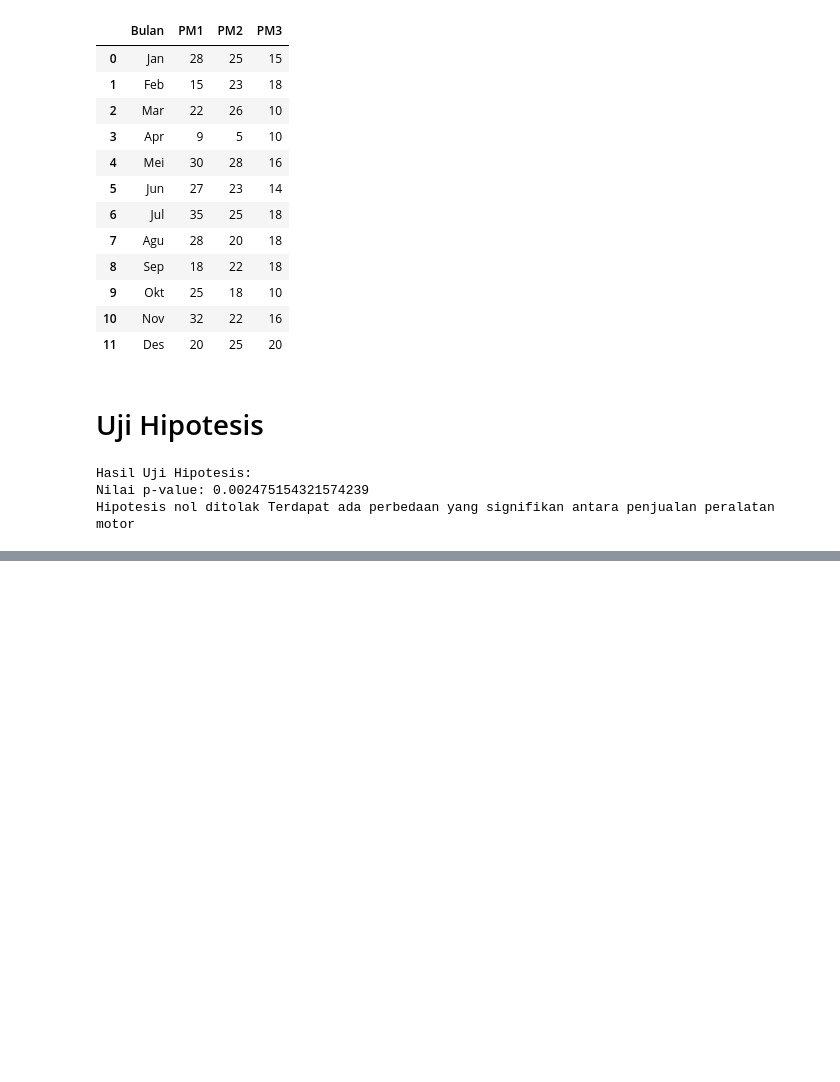
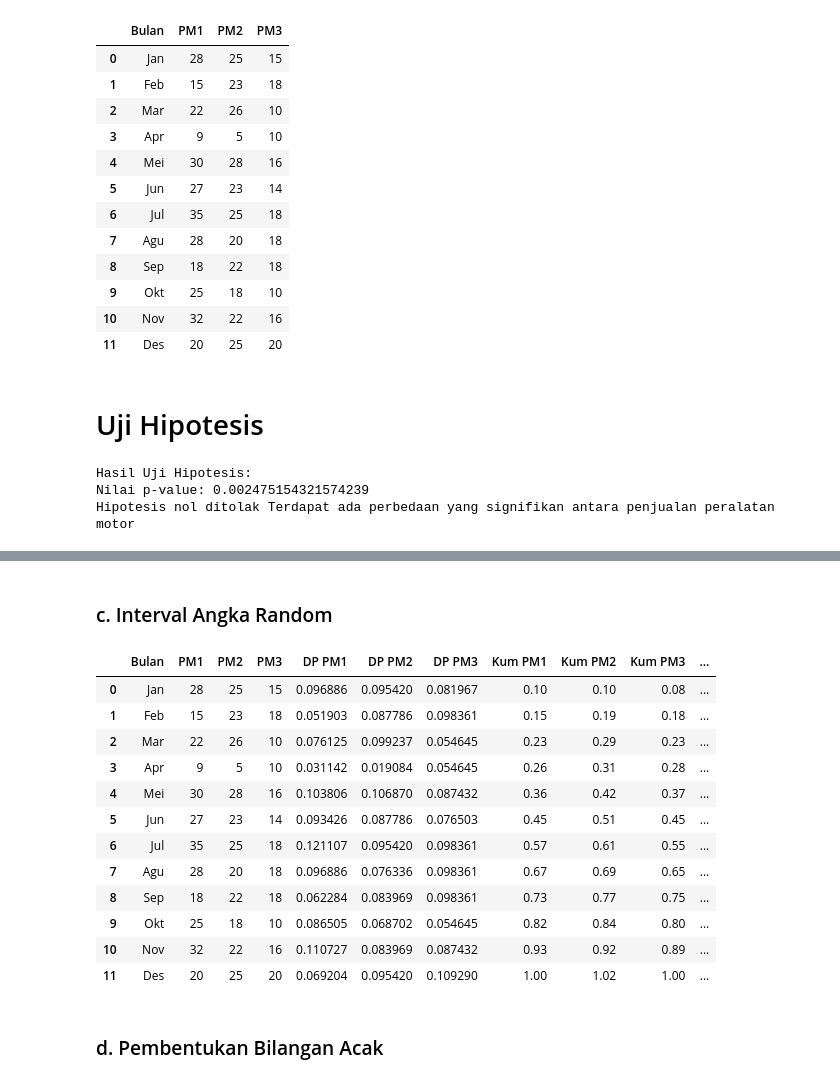
Before and after one commit to mausneg/Pemodelan-dan-Simulasi-Monte-Carlo, a Jupyter notebook: project.ipynb, the cells around one changed output, grey strips where cells are left out. Drawn from its saved outputs; the diff is of its cells as text; code cells hidden in the pictures; blank space fills up the shorter version.

```diff
--- a/project.ipynb
+++ b/project.ipynb
@@ -124,0 +129,11 @@ Hipotesis nol ditolak Terdapat ada perbedaan yang signifikan antara penjualan pe
+# %%
+def calculaterProbabilitas(items):
+    dp = []
+    for item in items:
+        dp.append(item/sum(items))
+    return dp
+
+df["DP PM1"] = calculaterProbabilitas(df["PM1"])
+df["DP PM2"] = calculaterProbabilitas(df["PM2"])
+df["DP PM3"] = calculaterProbabilitas(df["PM3"])
+df.head(20)
@@ -124,0 +156,12 @@ Hipotesis nol ditolak Terdapat ada perbedaan yang signifikan antara penjualan pe
+# %%
+def calculateKumulatif(probs):
+    kum = []
+    kum.append(round(probs[0],2))
+    for i in range(1,len(probs)):
+        kum.append(round(kum[i-1]+probs[i],2))
+    return kum
+
+df["Kum PM1"] = calculateKumulatif(df["DP PM1"])
+df["Kum PM2"] = calculateKumulatif(df["DP PM2"])
+df["Kum PM3"] = calculateKumulatif(df["DP PM3"])
+df.head(20)
@@ -124,0 +182,33 @@ Hipotesis nol ditolak Terdapat ada perbedaan yang signifikan antara penjualan pe
+# %% [markdown]
+### c.  Interval Angka Random
+# %%
+def generateInterval(kums):
+    intervalBottom = []
+    intervalTop = []
+    intervalBottom.append(1)
+    intervalTop.append(int(kums[0]*100))
+    for i in range(1,len(kums)):
+        intervalBottom.append(intervalTop[i-1]+1)
+        intervalTop.append(int(kums[i]*100))
+    return intervalBottom,intervalTop
+
+df["Interval Bottom Rand PM1"],df["Interval Top Rand PM1"] = generateInterval(df["Kum PM1"])
+df["Interval Bottom Rand PM2"],df["Interval Top Rand PM2"] = generateInterval(df["Kum PM2"])
+df["Interval Bottom Rand PM3"],df["Interval Top Rand PM3"] = generateInterval(df["Kum PM3"])
+df.head(20)
+# %% [output]
+|  | Bulan | PM1 | PM2 | PM3 | DP PM1 | DP PM2 | DP PM3 | Kum PM1 | Kum PM2 | Kum PM3 | ... |
+| 0 | Jan | 28 | 25 | 15 | 0.096886 | 0.095420 | 0.081967 | 0.10 | 0.10 | 0.08 | ... |
+| 1 | Feb | 15 | 23 | 18 | 0.051903 | 0.087786 | 0.098361 | 0.15 | 0.19 | 0.18 | ... |
+| 2 | Mar | 22 | 26 | 10 | 0.076125 | 0.099237 | 0.054645 | 0.23 | 0.29 | 0.23 | ... |
+| 3 | Apr | 9 | 5 | 10 | 0.031142 | 0.019084 | 0.054645 | 0.26 | 0.31 | 0.28 | ... |
+| 4 | Mei | 30 | 28 | 16 | 0.103806 | 0.106870 | 0.087432 | 0.36 | 0.42 | 0.37 | ... |
+| 5 | Jun | 27 | 23 | 14 | 0.093426 | 0.087786 | 0.076503 | 0.45 | 0.51 | 0.45 | ... |
+| 6 | Jul | 35 | 25 | 18 | 0.121107 | 0.095420 | 0.098361 | 0.57 | 0.61 | 0.55 | ... |
+| 7 | Agu | 28 | 20 | 18 | 0.096886 | 0.076336 | 0.098361 | 0.67 | 0.69 | 0.65 | ... |
+| 8 | Sep | 18 | 22 | 18 | 0.062284 | 0.083969 | 0.098361 | 0.73 | 0.77 | 0.75 | ... |
+| 9 | Okt | 25 | 18 | 10 | 0.086505 | 0.068702 | 0.054645 | 0.82 | 0.84 | 0.80 | ... |
+| 10 | Nov | 32 | 22 | 16 | 0.110727 | 0.083969 | 0.087432 | 0.93 | 0.92 | 0.89 | ... |
+| 11 | Des | 20 | 25 | 20 | 0.069204 | 0.095420 | 0.109290 | 1.00 | 1.02 | 1.00 | ... |
+# %% [markdown]
+### d. Pembentukan Bilangan Acak
```
Also changed, not shown: parts of 14 cells of this notebook.
